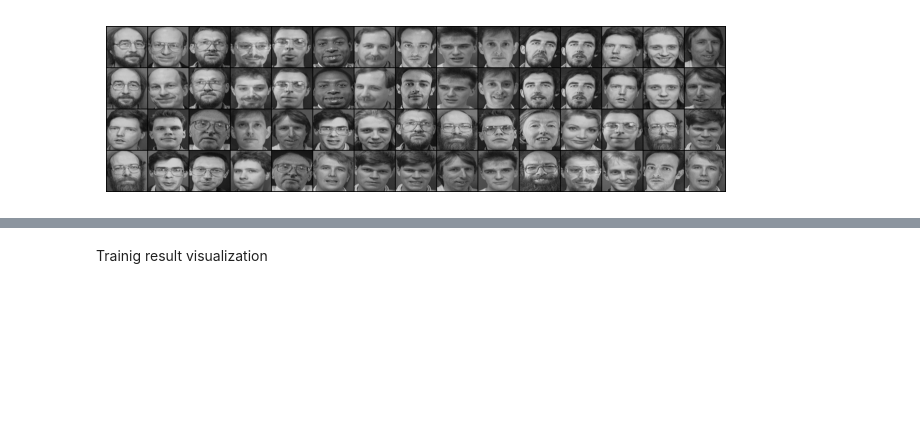
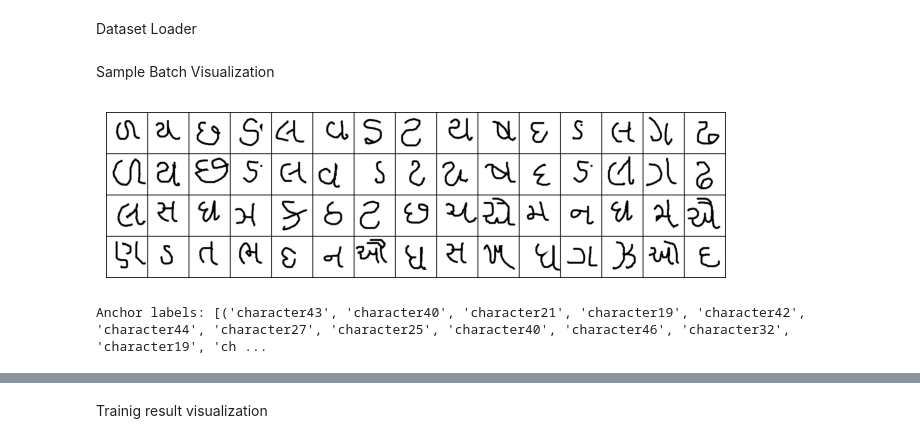
Before and after one commit to PNisargkumar/SiameseNeuralNetwork, a Jupyter notebook: 014_siameseNetwork.ipynb, the cells around one changed output, grey strips where cells are left out. Drawn from its saved outputs; the diff is of its cells as text; code cells hidden in the pictures; blank space fills up the shorter version.

```diff
--- a/014_siameseNetwork.ipynb
+++ b/014_siameseNetwork.ipynb
@@ -54,0 +33,23 @@ elif dataset == 2:
+# %%
+dataset = 2
+# Load the training dataset
+if dataset == 1:
+    folder_dataset_train = datasets.ImageFolder(root=r"data\faces\training")
+    folder_dataset_test = datasets.ImageFolder(root=r"data\faces\testing/")
+    print(f'Dataset: AT&T faces \n')
+
+elif dataset == 2:
+    folder_dataset_train = datasets.ImageFolder(root=r"data\Gujarati\training")
+    folder_dataset_test = datasets.ImageFolder(root=r"data\Gujarati\testing/")
+    print(f'Dataset: Omniglot(Single language - Gujarati) \n')
+
+d_no_epochs = 50
+d_batch_size = 30
+def1_margin = 2
+def2_margin = 0.5
+d_latent = 2
+
+print(f'Summary of training folder: \n {folder_dataset_train} \n ')
+print(f'Summary of testing folder: \n {folder_dataset_test} ')
+# Resize the images and transform to tensors
+transformation = transforms.Compose([transforms.Resize((100,100)),transforms.ToTensor()])
@@ -71,2 +131,4 @@ def show_plot(iteration,loss):
+# %% [markdown]
+Dataset Loader
 # %%
 class SiameseNetworkDataset(Dataset):
@@ -163,14 +221,19 @@ siamese_dataset = SiameseNetworkDataset(imageFolderDataset=folder_dataset,
+# %% [markdown]
+Sample Batch Visualization
 # %%
+# Initialize the network
+siamese_dataset = SiameseNetworkDataset(imageFolderDataset=folder_dataset_train, transform=transformation,test = False)
 # Create a simple dataloader just for simple visualization
 vis_dataloader = DataLoader(siamese_dataset,
                         shuffle=True,
                         batch_size=15)
 
 # Extract one batch
 example_batch = next(iter(vis_dataloader))
 # Example batch is a list containing 3x11 images
 concatenated = torch.cat((example_batch[0], example_batch[1], example_batch[2], example_batch[3]),0)
 imshow(torchvision.utils.make_grid(concatenated,nrow=15))
-# print(example_batch[3])
+print(f"Anchor labels: {example_batch[4]}")
 # %% [output]
-[figure, old version]
+[figure, new version]
+Anchor labels: [('character43', 'character40', 'character21', 'character19', 'character42', 'character44', 'character27', 'character25', 'character40', 'character46', 'character32', 'character19', 'ch ...
```
Also changed, not shown: parts of 32 cells of this notebook, 1 other file.
